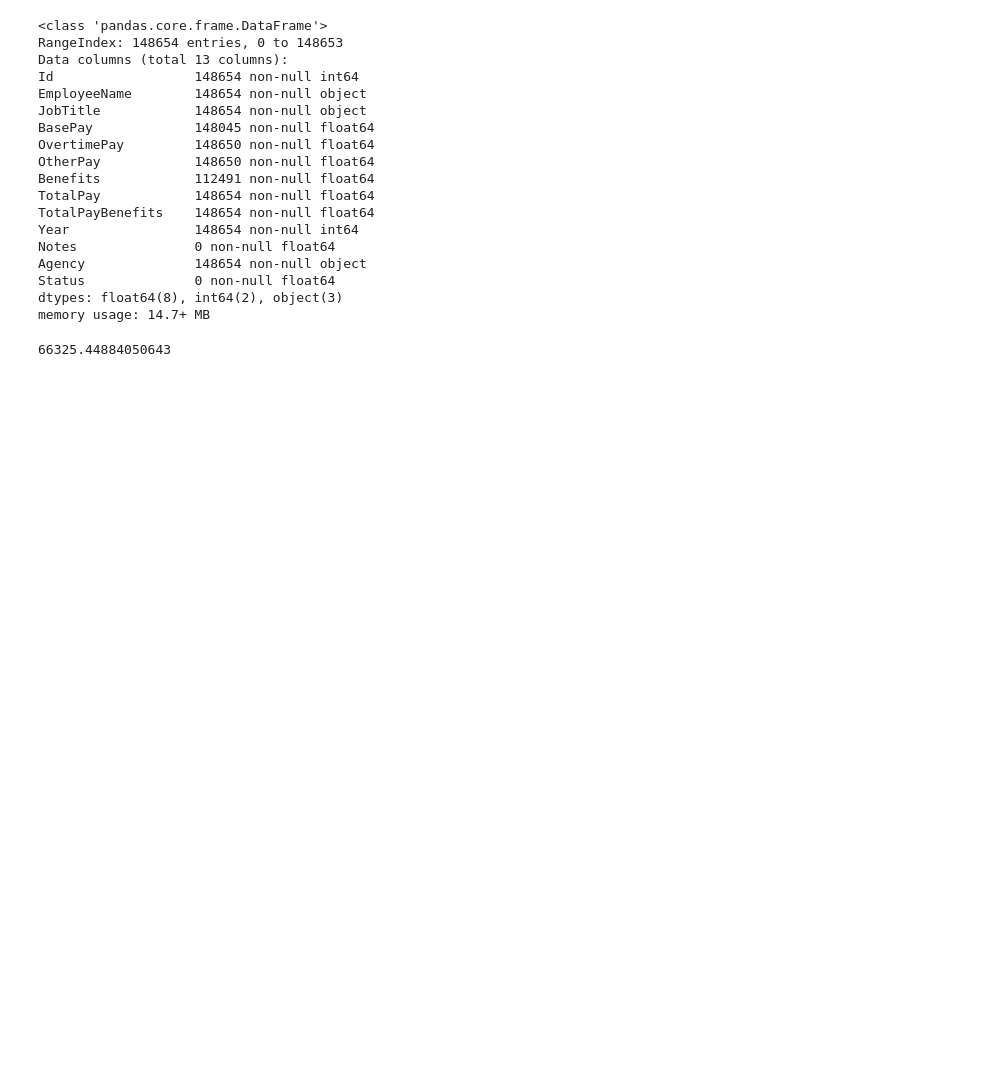
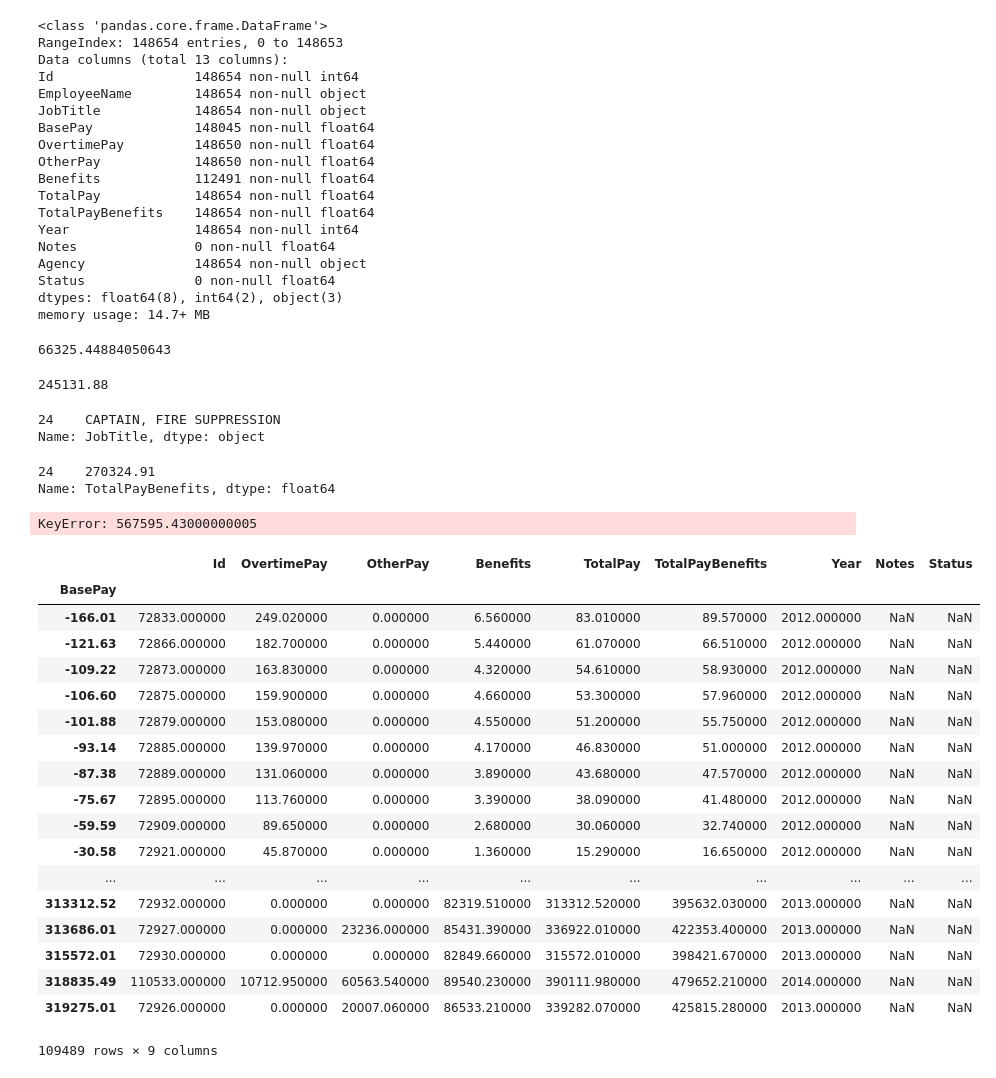
Before and after one commit to Pjott/Python_data_science_exercises, a Jupyter notebook: project/Pandas_exercises/Salaries_exercises/pandas_salaries_exercise.ipynb, the cells around one changed output. Drawn from its saved outputs; the diff is of its cells as text; code cells hidden in the pictures; blank space fills up the shorter version.

```diff
--- a/project/Pandas_exercises/Salaries_exercises/pandas_salaries_exercise.ipynb
+++ b/project/Pandas_exercises/Salaries_exercises/pandas_salaries_exercise.ipynb
@@ -55,3 +40,52 @@ memory usage: 14.7+ MB
 sal['BasePay'].mean()
 # %% [output]
 66325.44884050643
+# %%
+# highest value in OvertimePay column
+
+sal['OvertimePay'].max()
+# %% [output]
+245131.88
+# %%
+# getting JOSEPH DRISCOLL info
+sal[sal['EmployeeName'] == 'JOSEPH DRISCOLL']['JobTitle']
+# %% [output]
+24    CAPTAIN, FIRE SUPPRESSION
+Name: JobTitle, dtype: object
+# %%
+# JOSEPH DRISCOLL TotalPayBenefits
+sal[sal['EmployeeName'] == 'JOSEPH DRISCOLL']['TotalPayBenefits']
+# %% [output]
+24    270324.91
+Name: TotalPayBenefits, dtype: float64
+# %%
+# The highest paid person (with benefits)
+maxBasePay = sal['BasePay'].max()
+maxTotalPayBenefits = sal['TotalPayBenefits'].max()
+sal[(maxBasePay and maxTotalPayBenefits)]
+# %% [output]
+KeyError: 567595.43000000005
+# %%
+# an average base pay
+by_BasePay = sal.groupby("BasePay")
+by_BasePay.mean()
+# %% [output]
+|  | Id | OvertimePay | OtherPay | Benefits | TotalPay | TotalPayBenefits | Year | Notes | Status |
+| BasePay |  |  |  |  |  |  |  |  |  |
+| -166.01 | 72833.000000 | 249.020000 | 0.000000 | 6.560000 | 83.010000 | 89.570000 | 2012.000000 | NaN | NaN |
+| -121.63 | 72866.000000 | 182.700000 | 0.000000 | 5.440000 | 61.070000 | 66.510000 | 2012.000000 | NaN | NaN |
+| -109.22 | 72873.000000 | 163.830000 | 0.000000 | 4.320000 | 54.610000 | 58.930000 | 2012.000000 | NaN | NaN |
+| -106.60 | 72875.000000 | 159.900000 | 0.000000 | 4.660000 | 53.300000 | 57.960000 | 2012.000000 | NaN | NaN |
+| -101.88 | 72879.000000 | 153.080000 | 0.000000 | 4.550000 | 51.200000 | 55.750000 | 2012.000000 | NaN | NaN |
+| -93.14 | 72885.000000 | 139.970000 | 0.000000 | 4.170000 | 46.830000 | 51.000000 | 2012.000000 | NaN | NaN |
+| -87.38 | 72889.000000 | 131.060000 | 0.000000 | 3.890000 | 43.680000 | 47.570000 | 2012.000000 | NaN | NaN |
+| -75.67 | 72895.000000 | 113.760000 | 0.000000 | 3.390000 | 38.090000 | 41.480000 | 2012.000000 | NaN | NaN |
+| -59.59 | 72909.000000 | 89.650000 | 0.000000 | 2.680000 | 30.060000 | 32.740000 | 2012.000000 | NaN | NaN |
+| -30.58 | 72921.000000 | 45.870000 | 0.000000 | 1.360000 | 15.290000 | 16.650000 | 2012.000000 | NaN | NaN |
+| ... | ... | ... | ... | ... | ... | ... | ... | ... | ... |
+| 313312.52 | 72932.000000 | 0.000000 | 0.000000 | 82319.510000 | 313312.520000 | 395632.030000 | 2013.000000 | NaN | NaN |
+| 313686.01 | 72927.000000 | 0.000000 | 23236.000000 | 85431.390000 | 336922.010000 | 422353.400000 | 2013.000000 | NaN | NaN |
+| 315572.01 | 72930.000000 | 0.000000 | 0.000000 | 82849.660000 | 315572.010000 | 398421.670000 | 2013.000000 | NaN | NaN |
+| 318835.49 | 110533.000000 | 10712.950000 | 60563.540000 | 89540.230000 | 390111.980000 | 479652.210000 | 2014.000000 | NaN | NaN |
+| 319275.01 | 72926.000000 | 0.000000 | 20007.060000 | 86533.210000 | 339282.070000 | 425815.280000 | 2013.000000 | NaN | NaN |
+109489 rows × 9 columns
```
Also changed, not shown: parts of 2 cells of this notebook.
